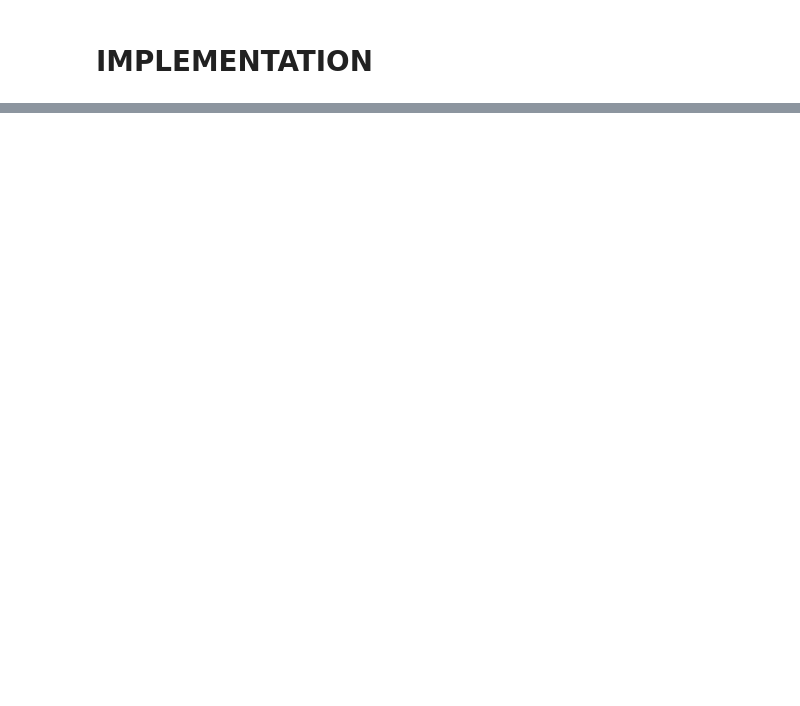
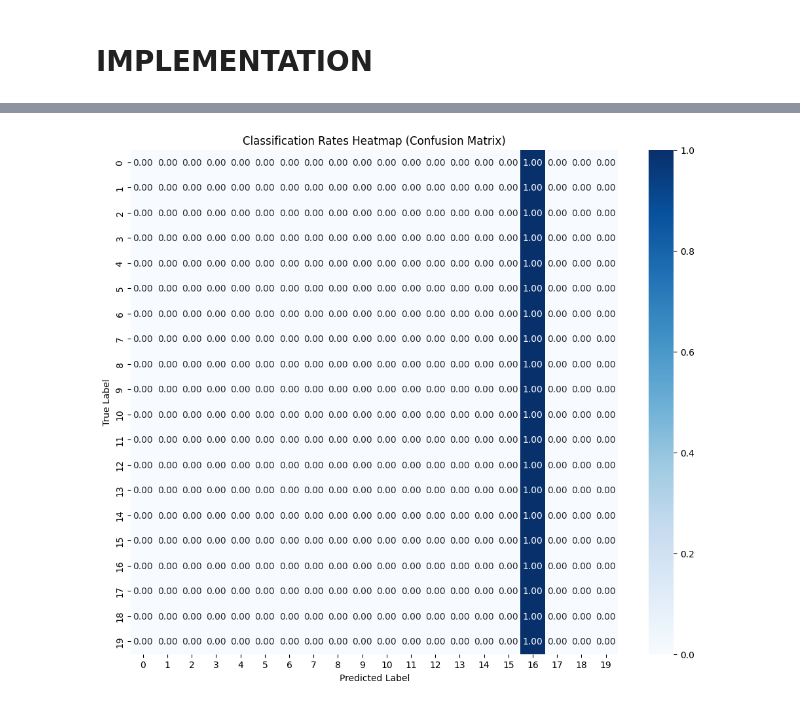
Before and after one commit to bencejdanko/imagenet-classification-mobilint-mla-100, a Jupyter notebook: 2026-03-01/imagenet_mla100_alexnet.ipynb, the cells around one changed output, grey strips where cells are left out. Saved outputs shown, nothing was run; the diff lists cells and outputs as text; code cells hidden in the pictures; blank space fills up the shorter version.

```diff
--- a/2026-03-01/imagenet_mla100_alexnet.ipynb
+++ b/2026-03-01/imagenet_mla100_alexnet.ipynb
@@ -63,0 +131,4 @@ run_training(model, optimizer, device, train_loader, val_loader)
+# %%
+plot_classification_heatmap(model, val_loader, device)
+# %% [output]
+[figure, added]
```
Also changed, not shown: parts of 14 cells of this notebook.
